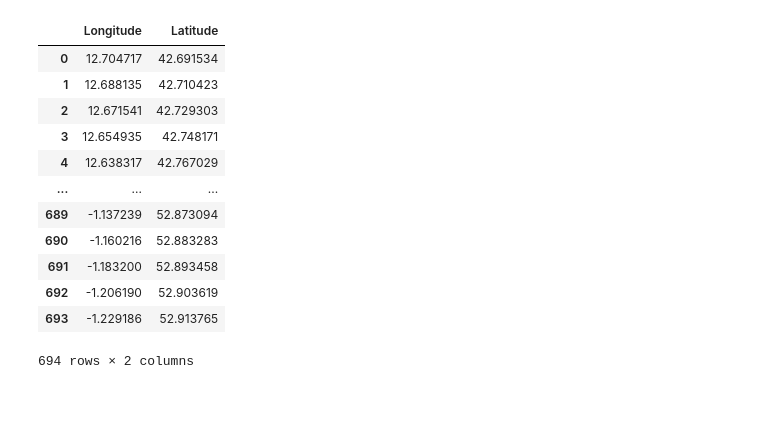
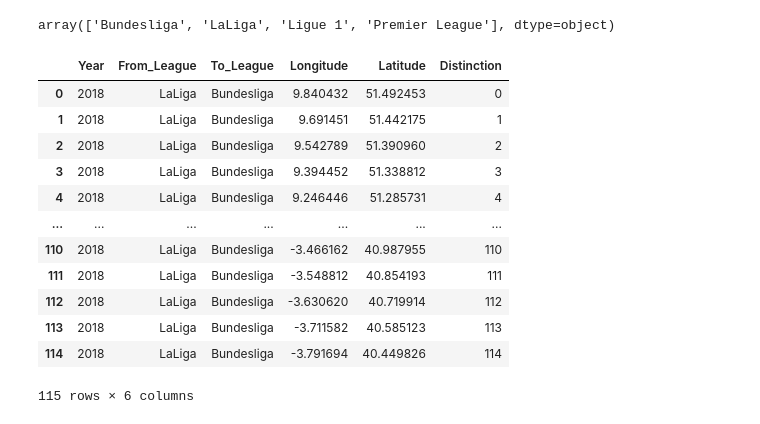
Before and after one commit to SebWae/football-transfer-data-viz, a Jupyter notebook: coordinate_calculator.ipynb, the cells around one changed output. Saved outputs shown, nothing was run; the diff lists cells and outputs as text; code cells hidden in the pictures.

```diff
--- a/coordinate_calculator.ipynb
+++ b/coordinate_calculator.ipynb
@@ -138,16 +180,0 @@ plt.show()
-# %%
-df
-# %% [output]
-|  | Longitude | Latitude |
-| 0 | 12.704717 | 42.691534 |
-| 1 | 12.688135 | 42.710423 |
-| 2 | 12.671541 | 42.729303 |
-| 3 | 12.654935 | 42.748171 |
-| 4 | 12.638317 | 42.767029 |
-| ... | ... | ... |
-| 689 | -1.137239 | 52.873094 |
-| 690 | -1.160216 | 52.883283 |
-| 691 | -1.183200 | 52.893458 |
-| 692 | -1.206190 | 52.903619 |
-| 693 | -1.229186 | 52.913765 |
-694 rows × 2 columns
@@ -153,0 +183,4 @@ df
+# %%
+df[df["From_League"] == 'Serie A']["To_League"].unique()
+# %% [output]
+array(['Bundesliga', 'LaLiga', 'Ligue 1', 'Premier League'], dtype=object)
@@ -153,0 +239,16 @@ df
+# %%
+dfs[0]
+# %% [output]
+|  | Year | From_League | To_League | Longitude | Latitude | Distinction |
+| 0 | 2018 | LaLiga | Bundesliga | 9.840432 | 51.492453 | 0 |
+| 1 | 2018 | LaLiga | Bundesliga | 9.691451 | 51.442175 | 1 |
+| 2 | 2018 | LaLiga | Bundesliga | 9.542789 | 51.390960 | 2 |
+| 3 | 2018 | LaLiga | Bundesliga | 9.394452 | 51.338812 | 3 |
+| 4 | 2018 | LaLiga | Bundesliga | 9.246446 | 51.285731 | 4 |
+| ... | ... | ... | ... | ... | ... | ... |
+| 110 | 2018 | LaLiga | Bundesliga | -3.466162 | 40.987955 | 110 |
+| 111 | 2018 | LaLiga | Bundesliga | -3.548812 | 40.854193 | 111 |
+| 112 | 2018 | LaLiga | Bundesliga | -3.630620 | 40.719914 | 112 |
+| 113 | 2018 | LaLiga | Bundesliga | -3.711582 | 40.585123 | 113 |
+| 114 | 2018 | LaLiga | Bundesliga | -3.791694 | 40.449826 | 114 |
+115 rows × 6 columns
```
Also changed, not shown: parts of 6 cells of this notebook, 6 other files.
